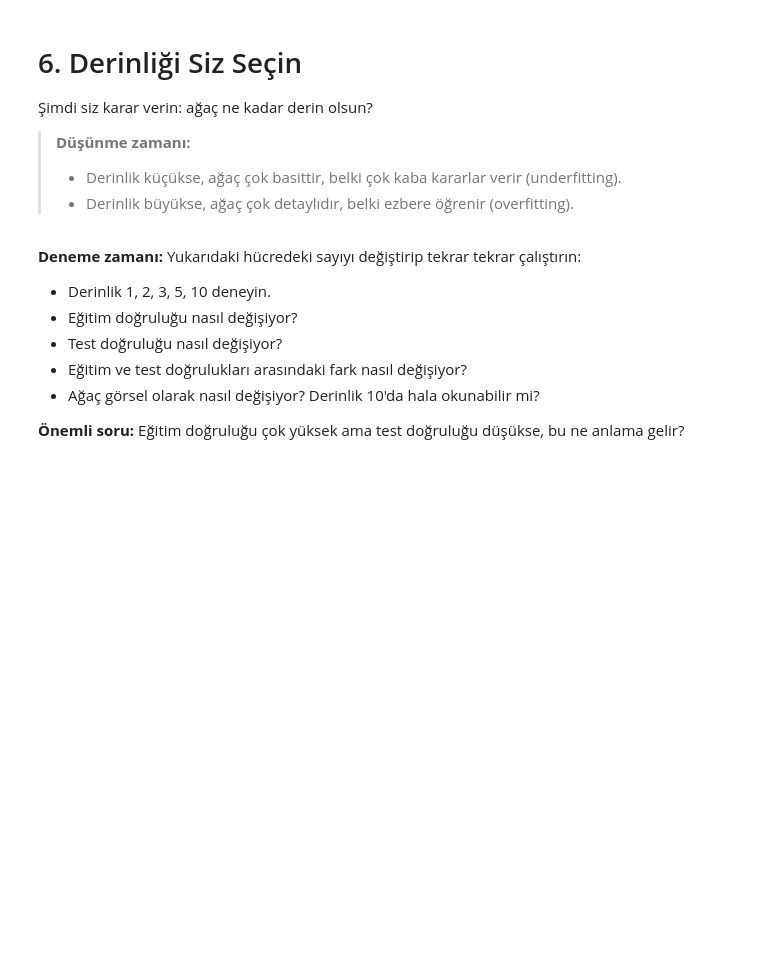
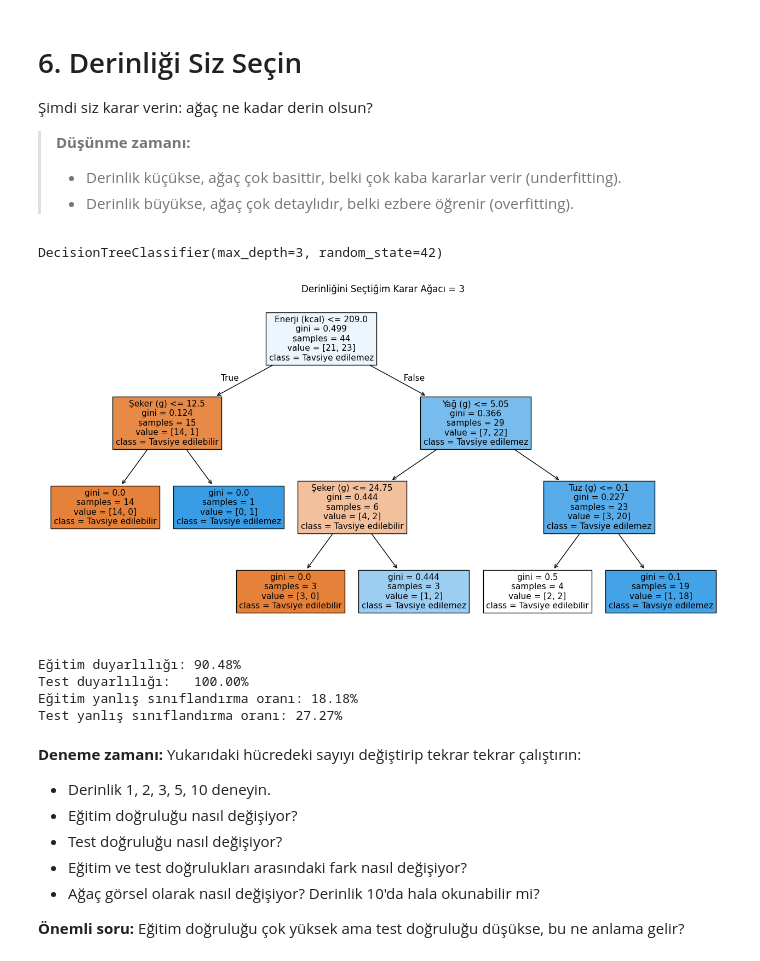
Before and after one commit to dedemerve/Decision-Trees-CODAP-to-Python, a Jupyter notebook: Karar_Ağacı_Oluşturma.ipynb, the cells around one changed output. Drawn from its saved outputs; the diff is of its cells as text; code cells hidden in the pictures; blank space fills up the shorter version.

```diff
--- a/Karar_Ağacı_Oluşturma.ipynb
+++ b/Karar_Ağacı_Oluşturma.ipynb
@@ -324,31 +423,45 @@ print(f"Test doğruluğu:   {dogruluk_test:.2%}")
 > **Düşünme zamanı:**
 > - Derinlik küçükse, ağaç çok basittir, belki çok kaba kararlar verir (underfitting).
 > - Derinlik büyükse, ağaç çok detaylıdır, belki ezbere öğrenir (overfitting).
-# %%
-# Bu sayıyı 1 ile 10 arasında istediğiniz bir değerle değiştirin
-benim_secimim = 3   # BURAYI DEĞİŞTİR
-
-agac_v2 = DecisionTreeClassifier(max_depth=benim_secimim, random_state=42)
-agac_v2.fit(X_egitim, y_egitim)
-
-# Ağacı çiz
-plt.figure(figsize=(16, 8))
-plot_tree(agac_v2,
-          feature_names=X.columns,
-          class_names=agac_v2.classes_,
-          filled=True,
-          rounded=True,
-          fontsize=10)
-plt.title(f"Karar Ağacı — Derinlik = {benim_secimim}")
-plt.show()
-
-# İki doğruluğu da hesaplayalım
-dogr_egitim = accuracy_score(y_egitim, agac_v2.predict(X_egitim))
-dogr_test = accuracy_score(y_test, agac_v2.predict(X_test))
-
-print(f"Derinlik {benim_secimim} ağacı:")
-print(f"Eğitim doğruluğu: {dogr_egitim:.2%}")
-print(f"Test doğruluğu:   {dogr_test:.2%}")
+# %%
+# Derinliğini benim seçtiğim karar ağacını oluşturma
+benim_secimim = 3   # BURAYI DEĞİŞTİR
+
+agac2 = DecisionTreeClassifier(max_depth=benim_secimim, random_state=42)
+agac2.fit(X_egitim, y_egitim)
+# %% [output]
+DecisionTreeClassifier(max_depth=3, random_state=42)
+# %%
+# Karar ağacını çizme
+plt.figure(figsize=(16, 8))
+plot_tree(agac2,
+          feature_names=X.columns,
+          class_names=agac2.classes_,
+          filled=True,
+          fontsize=11)
+plt.title(f"Derinliğini Seçtiğim Karar Ağacı = {benim_secimim}")
+plt.show()
+# %% [output]
+[figure, added]
+# %%
+# Duyarlılık (sensitivity/recall) değerlerini hesaplama
+duyarlilik_egitim2 = recall_score(y_egitim, agac2.predict(X_egitim), pos_label='Tavsiye edilebilir')
+duyarlilik_test2 = recall_score(y_test, agac2.predict(X_test), pos_label='Tavsiye edilebilir')
+
+print(f"Eğitim duyarlılığı: {duyarlilik_egitim2:.2%}")
+print(f"Test duyarlılığı:   {duyarlilik_test2:.2%}")
+
+# MCR değerlerini hesaplama
+mcr_egitim2 = 1 - accuracy_score(y_egitim, tahminler_egitim)
+mcr_test2 = 1 - accuracy_score(y_test, tahminler_test)
+
+print(f"Eğitim yanlış sınıflandırma oranı: {mcr_egitim2:.2%}")
+print(f"Test yanlış sınıflandırma oranı: {mcr_test2:.2%}")
+# %% [output]
+Eğitim duyarlılığı: 90.48%
+Test duyarlılığı:   100.00%
+Eğitim yanlış sınıflandırma oranı: 18.18%
+Test yanlış sınıflandırma oranı: 27.27%
 # %% [markdown]
 **Deneme zamanı:** Yukarıdaki hücredeki sayıyı değiştirip tekrar tekrar çalıştırın:
 - Derinlik 1, 2, 3, 5, 10 deneyin.
```
Also changed, not shown: parts of 44 cells of this notebook.
